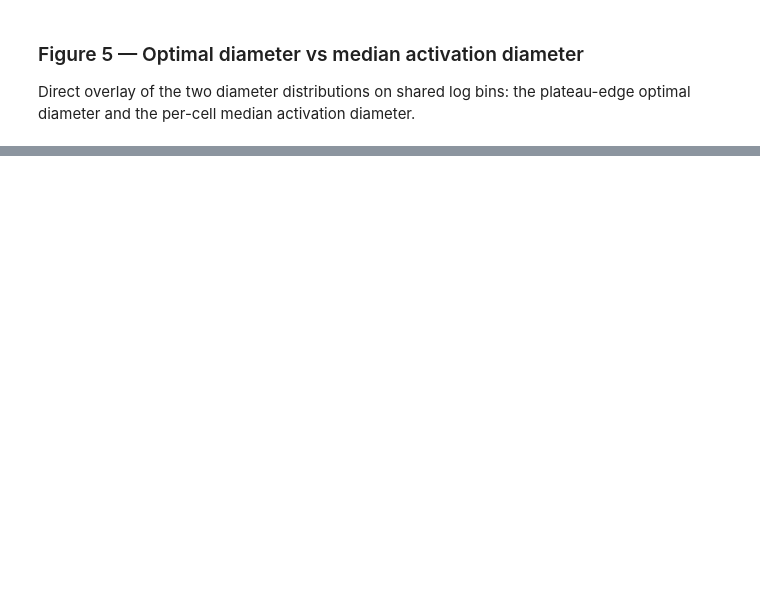
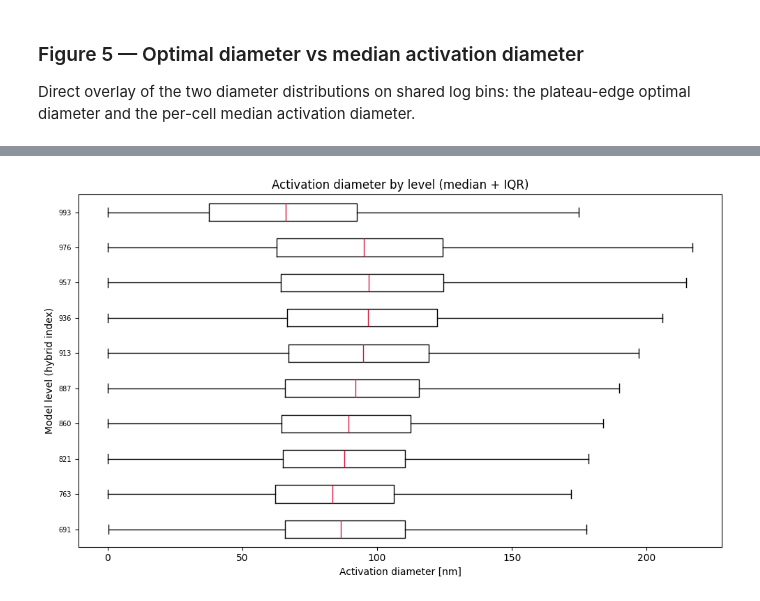
Before and after one commit to peter-churchill/PhD-Susceptibility, a Jupyter notebook: notebooks/noresm_global_optimal_diameter.ipynb, the cells around one changed output, grey strips where cells are left out. Saved outputs shown, nothing was run; the diff lists cells and outputs as text; code cells hidden in the pictures; blank space fills up the shorter version.

```diff
--- a/notebooks/noresm_global_optimal_diameter.ipynb
+++ b/notebooks/noresm_global_optimal_diameter.ipynb
@@ -314,0 +407,18 @@ plt.show()
+# %%
+fig, ax = plt.subplots(figsize=(10, 6))
+
+data_by_lev = [da.sel(lev=lv).values.ravel()[
+                   np.isfinite(da.sel(lev=lv).values.ravel())]
+               for lv in levs]
+
+ax.boxplot(data_by_lev, vert=False, showfliers=False,
+           medianprops=dict(color='crimson'))
+ax.set_yticks(range(1, len(levs) + 1))
+ax.set_yticklabels([f'{lv:.0f}' for lv in levs], fontsize=7)
+ax.set_xlabel('Activation diameter [nm]')
+ax.set_ylabel('Model level (hybrid index)')
+ax.set_title('Activation diameter by level (median + IQR)')
+plt.tight_layout()
+plt.show()
+# %% [output]
+[figure, added]
```
Also changed, not shown: parts of 22 cells of this notebook.
